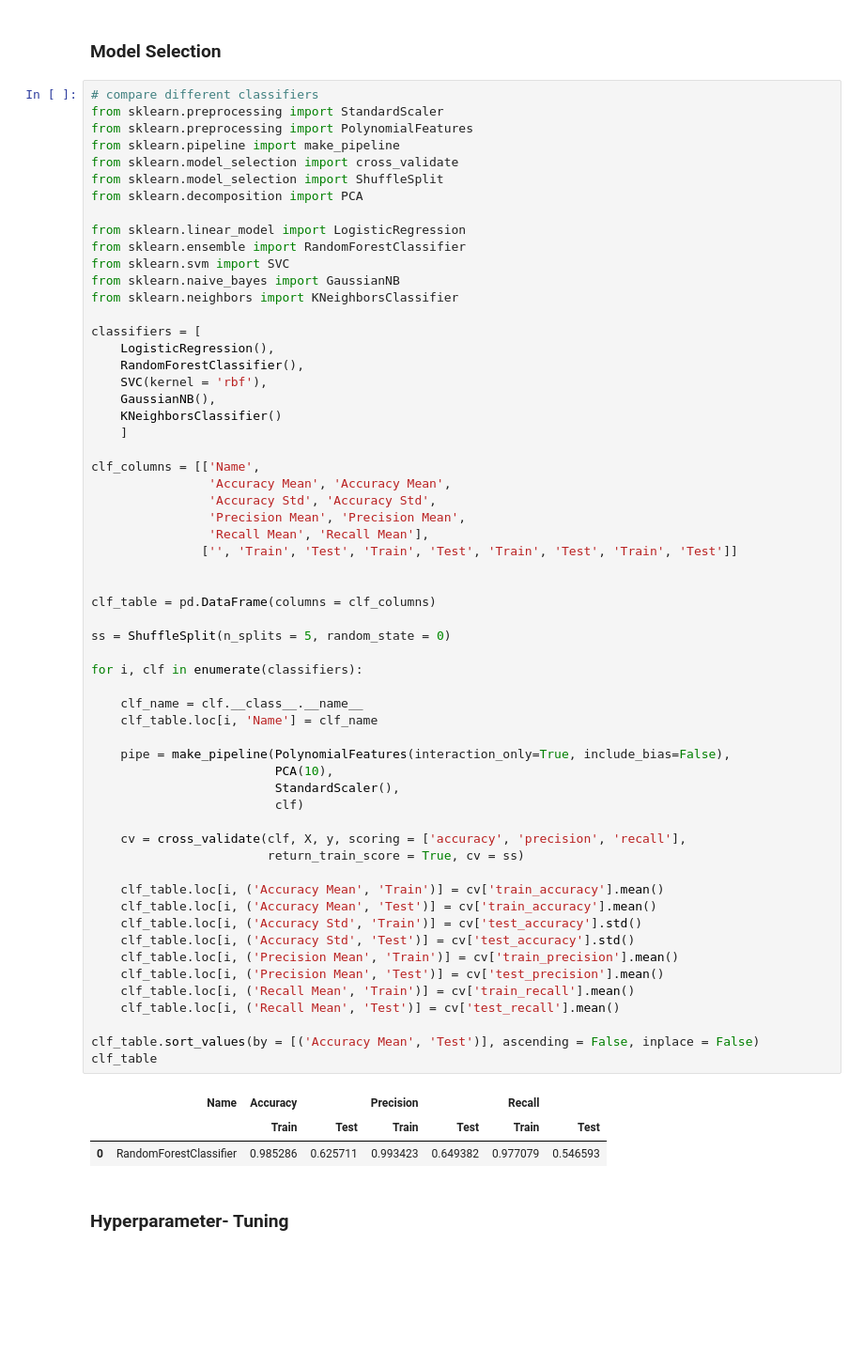
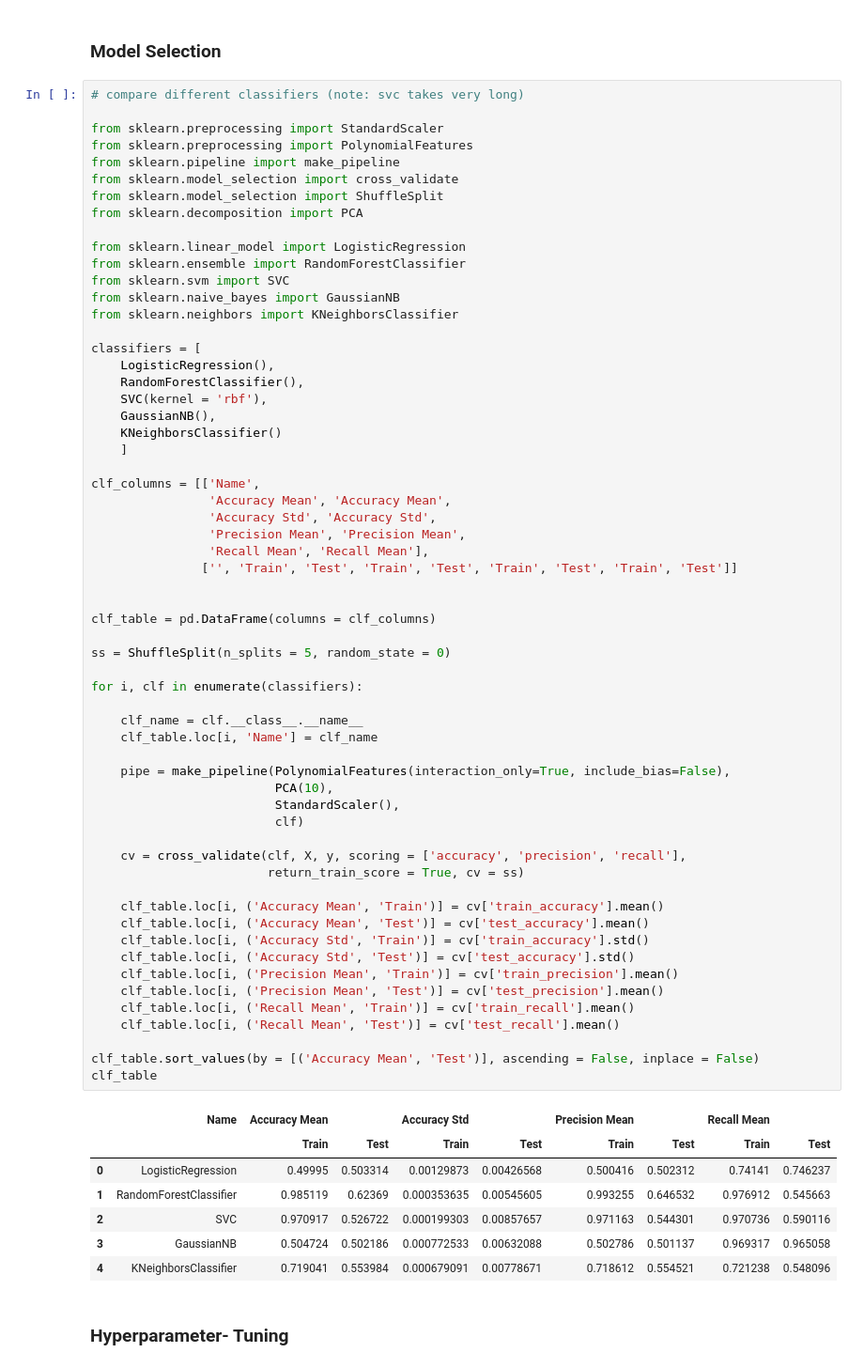
Before and after one commit to nico-busch/PHBS_MLF_2018, a Jupyter notebook: notebook.ipynb, the cells around one changed output. Shown at 94% size. Drawn from its saved outputs; the diff is of its cells as text; blank space fills up the shorter version.

Commit message:
Final Update
found the best random forest

```diff
--- a/notebook.ipynb
+++ b/notebook.ipynb
@@ -398,7 +398,8 @@ plt.show()
 # %% [markdown]
 ### Model Selection
 # %%
-# compare different classifiers
+# compare different classifiers (note: svc takes very long)
+
 from sklearn.preprocessing import StandardScaler
 from sklearn.preprocessing import PolynomialFeatures
 from sklearn.pipeline import make_pipeline
@@ -428,38 +429,42 @@ clf_columns = [['Name',
                ['', 'Train', 'Test', 'Train', 'Test', 'Train', 'Test', 'Train', 'Test']]
 
 
 clf_table = pd.DataFrame(columns = clf_columns)
 
 ss = ShuffleSplit(n_splits = 5, random_state = 0)
 
 for i, clf in enumerate(classifiers):
 
     clf_name = clf.__class__.__name__
     clf_table.loc[i, 'Name'] = clf_name
 
     pipe = make_pipeline(PolynomialFeatures(interaction_only=True, include_bias=False),
                          PCA(10),
                          StandardScaler(),
                          clf)
 
     cv = cross_validate(clf, X, y, scoring = ['accuracy', 'precision', 'recall'],
                         return_train_score = True, cv = ss)
 
     clf_table.loc[i, ('Accuracy Mean', 'Train')] = cv['train_accuracy'].mean()
-    clf_table.loc[i, ('Accuracy Mean', 'Test')] = cv['train_accuracy'].mean()
-    clf_table.loc[i, ('Accuracy Std', 'Train')] = cv['test_accuracy'].std()
+    clf_table.loc[i, ('Accuracy Mean', 'Test')] = cv['test_accuracy'].mean()
+    clf_table.loc[i, ('Accuracy Std', 'Train')] = cv['train_accuracy'].std()
     clf_table.loc[i, ('Accuracy Std', 'Test')] = cv['test_accuracy'].std()
     clf_table.loc[i, ('Precision Mean', 'Train')] = cv['train_precision'].mean()
     clf_table.loc[i, ('Precision Mean', 'Test')] = cv['test_precision'].mean()
     clf_table.loc[i, ('Recall Mean', 'Train')] = cv['train_recall'].mean()
     clf_table.loc[i, ('Recall Mean', 'Test')] = cv['test_recall'].mean()
 
 clf_table.sort_values(by = [('Accuracy Mean', 'Test')], ascending = False, inplace = False)
 clf_table
 # %% [output]
-|  | Name | Accuracy |  | Precision |  | Recall |  |
-|  |  | Train | Test | Train | Test | Train | Test |
-| 0 | RandomForestClassifier | 0.985286 | 0.625711 | 0.993423 | 0.649382 | 0.977079 | 0.546593 |
+|  | Name | Accuracy Mean |  | Accuracy Std |  | Precision Mean |  | Recall Mean |  |
+|  |  | Train | Test | Train | Test | Train | Test | Train | Test |
+| 0 | LogisticRegression | 0.49995 | 0.503314 | 0.00129873 | 0.00426568 | 0.500416 | 0.502312 | 0.74141 | 0.746237 |
+| 1 | RandomForestClassifier | 0.985119 | 0.62369 | 0.000353635 | 0.00545605 | 0.993255 | 0.646532 | 0.976912 | 0.545663 |
+| 2 | SVC | 0.970917 | 0.526722 | 0.000199303 | 0.00857657 | 0.971163 | 0.544301 | 0.970736 | 0.590116 |
+| 3 | GaussianNB | 0.504724 | 0.502186 | 0.000772533 | 0.00632088 | 0.502786 | 0.501137 | 0.969317 | 0.965058 |
+| 4 | KNeighborsClassifier | 0.719041 | 0.553984 | 0.000679091 | 0.00778671 | 0.718612 | 0.554521 | 0.721238 | 0.548096 |
 # %% [markdown]
 ### Hyperparameter- Tuning
 # %%
```
Also changed, not shown: parts of 3 cells of this notebook.
